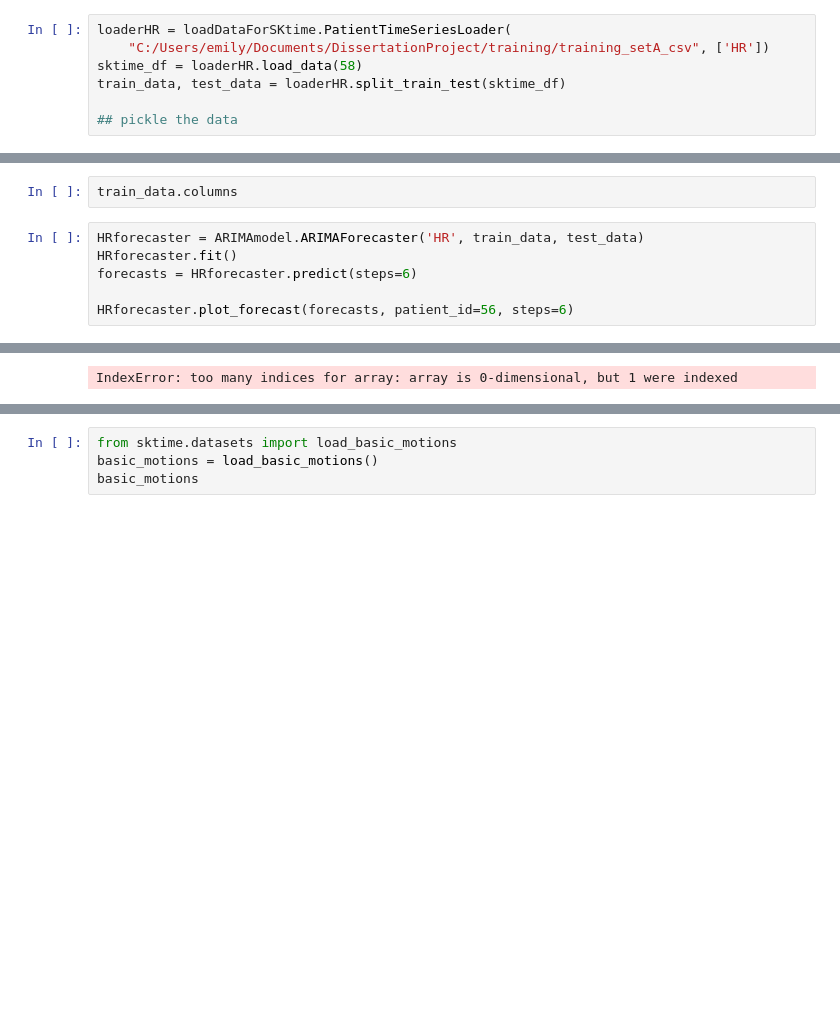
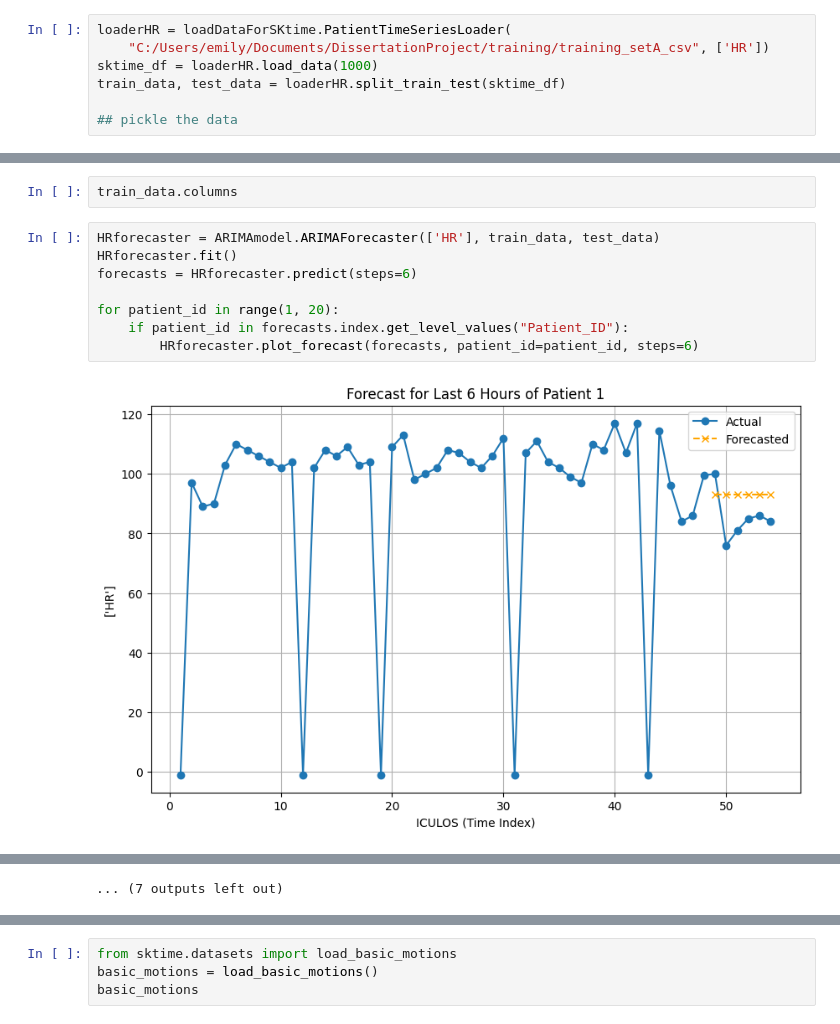
Before and after one commit to emsyoungg/sepsis_forecasting, a Jupyter notebook: Main_ARIMA.ipynb, the cells around one changed output, grey strips where cells are left out. Drawn from its saved outputs; the diff is of its cells as text; blank space fills up the shorter version.

Commit message:
ARIMA model is fixed!

```diff
--- a/Main_ARIMA.ipynb
+++ b/Main_ARIMA.ipynb
@@ -10,7 +10,7 @@ warnings.simplefilter(action='ignore', category=ValueWarning)
 # %%
 loaderHR = loadDataForSKtime.PatientTimeSeriesLoader(
     "C:/Users/emily/Documents/DissertationProject/training/training_setA_csv", ['HR'])
-sktime_df = loaderHR.load_data(58)
+sktime_df = loaderHR.load_data(1000)
 train_data, test_data = loaderHR.split_train_test(sktime_df)
 
 ## pickle the data
@@ -56,9 +92,12 @@ train_data
 # %%
 train_data.columns
 # %%
-HRforecaster = ARIMAmodel.ARIMAForecaster('HR', train_data, test_data)
+HRforecaster = ARIMAmodel.ARIMAForecaster(['HR'], train_data, test_data)
 HRforecaster.fit()
 forecasts = HRforecaster.predict(steps=6)
 
-HRforecaster.plot_forecast(forecasts, patient_id=56, steps=6)
+for patient_id in range(1, 20):
+    if patient_id in forecasts.index.get_level_values("Patient_ID"):
+        HRforecaster.plot_forecast(forecasts, patient_id=patient_id, steps=6)
 # %% [output]
+[figure, added]
@@ -65,3 +115,3 @@ HRforecaster.plot_forecast(forecasts, patient_id=56, steps=6)
-IndexError: too many indices for array: array is 0-dimensional, but 1 were indexed
+... (7 outputs left out)
 # %%
 print(forecasts)
```
Also changed, not shown: parts of 7 cells of this notebook, 2 other files.
